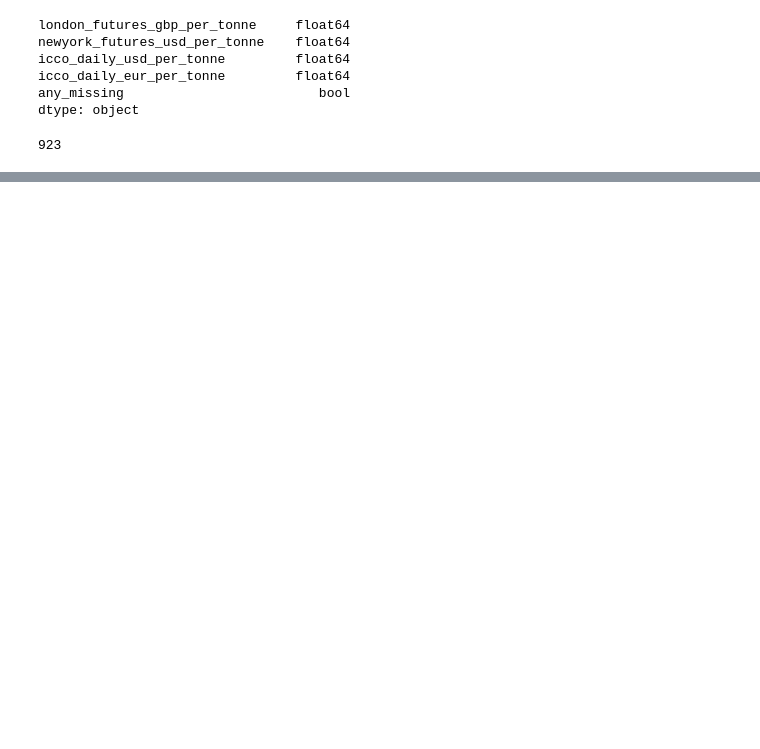
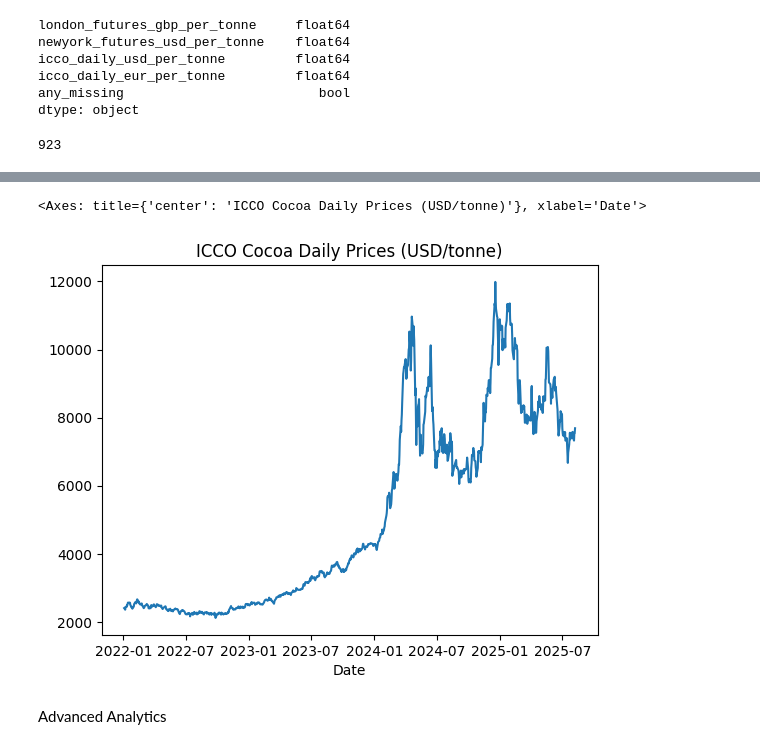
Before and after one commit to Lina060992/Chocolate, a Jupyter notebook: cocoa_prices_2022_2025.ipynb, the cells around one changed output, grey strips where cells are left out. Cells and saved outputs as stored; diff of their text form; code cells hidden in the pictures; blank space fills up the shorter version.

```diff
--- a/cocoa_prices_2022_2025.ipynb
+++ b/cocoa_prices_2022_2025.ipynb
@@ -210,3 +210,10 @@ df_cocoa_prices.to_sql(
 )
 # %% [output]
 923
+# %%
+import pandas as pd
+
+df_sql = pd.read_sql(
+    f"SELECT * FROM {schema}.jl_cocoa_prices_2022_2025",
+    engine
+)
@@ -212,0 +253,10 @@ df_cocoa_prices.to_sql(
+# %%
+# Quick visual sanity check
+df_sql.set_index("Date")["icco_daily_usd_per_tonne"].plot(
+    title="ICCO Cocoa Daily Prices (USD/tonne)"
+)
+# %% [output]
+<Axes: title={'center': 'ICCO Cocoa Daily Prices (USD/tonne)'}, xlabel='Date'>
+[figure, added]
+# %% [markdown]
+Advanced Analytics
```
Also changed, not shown: parts of 18 cells of this notebook.
